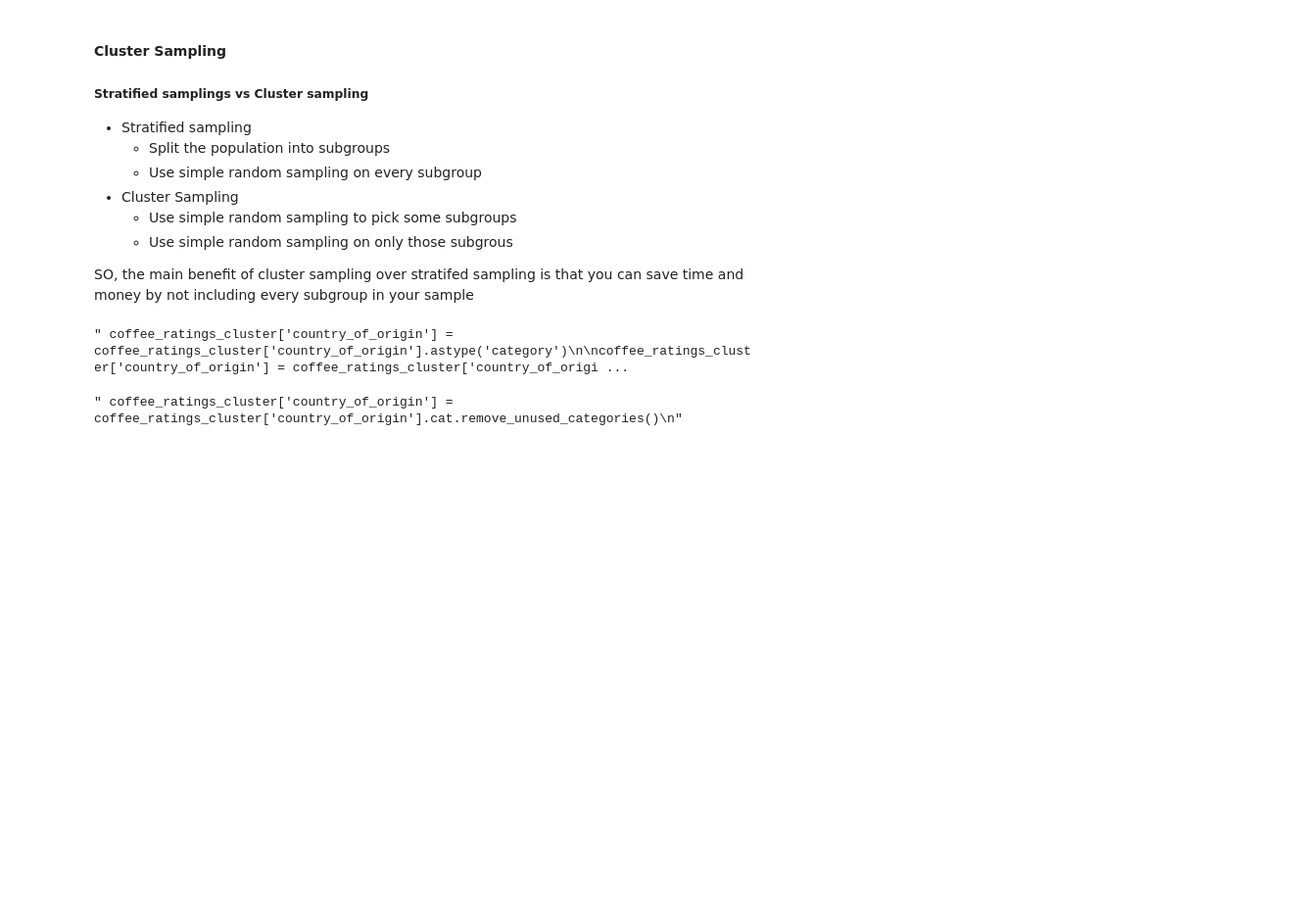
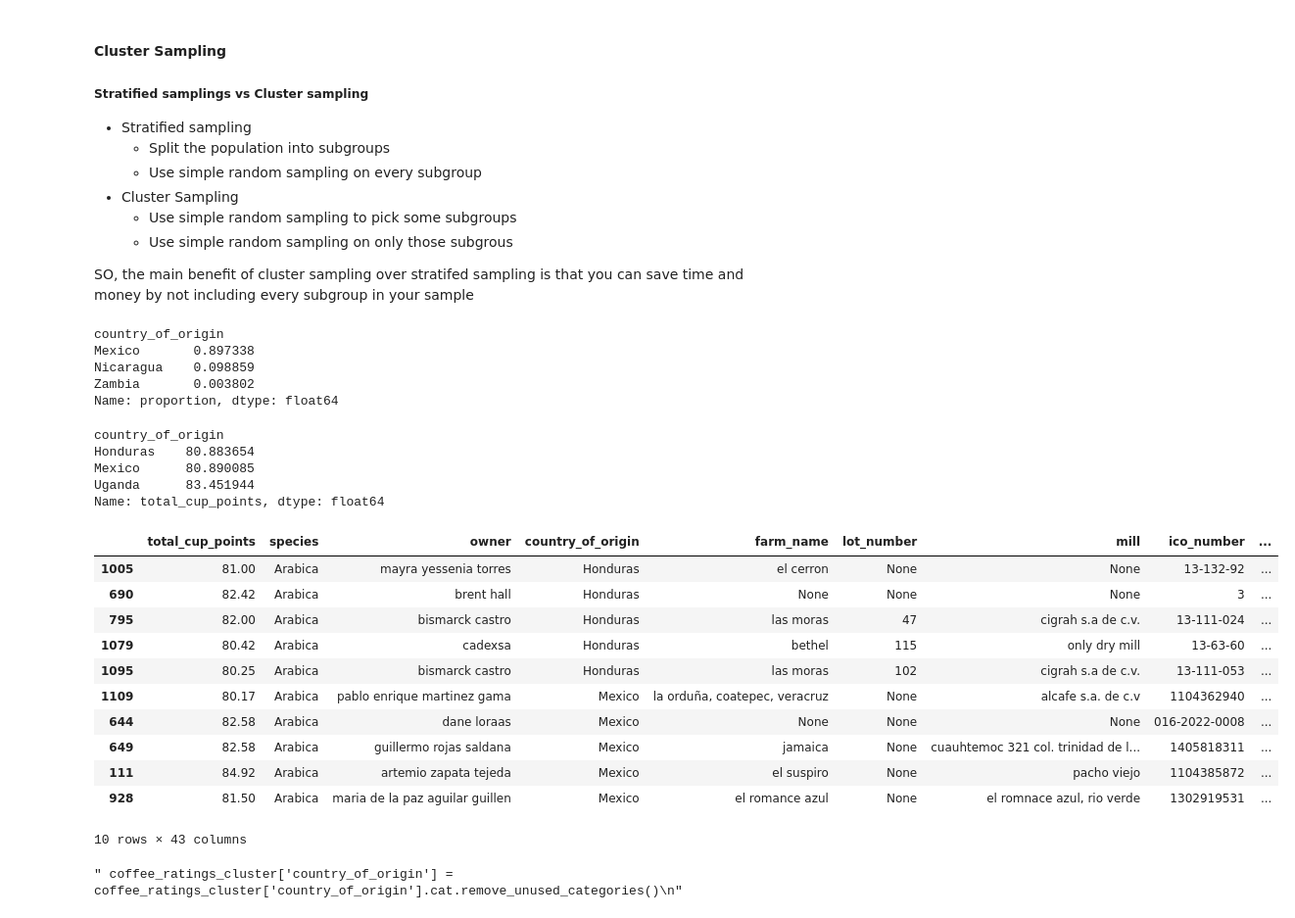
Before and after one commit to Jnn002/dc_datacamp, a Jupyter notebook: Data_analyst_python/Chapter_8_sampling/02_simple_random_systematic_sampling.ipynb, the cells around one changed output. Shown: that part at 98% size. Saved outputs shown, nothing was run; the diff lists cells and outputs as text; code cells hidden in the pictures; blank space fills up the shorter version.

Commit message:
ADD, new example of sampling

```diff
--- a/Data_analyst_python/Chapter_8_sampling/02_simple_random_systematic_sampling.ipynb
+++ b/Data_analyst_python/Chapter_8_sampling/02_simple_random_systematic_sampling.ipynb
@@ -151,18 +161,61 @@ coffee_ratings_weight[coffee_ratings_weight['weight'] == 2].head()
   - Use simple random sampling on only those subgrous
 
 SO, the main benefit of cluster sampling over stratifed sampling is that you can save time and money by not including every subgroup in your sample
-# %%
-import random
-
-top_countries_samp = random.sample(top_counted_countries, k = 2)
-top_condition = coffee['country_of_origin'].isin(top_countries_samp)
-
-coffee_ratings_cluster = coffee[top_condition]
-
-# Convert 'country_of_origin' to categorical type
-""" coffee_ratings_cluster['country_of_origin'] = coffee_ratings_cluster['country_of_origin'].astype('category')
-
-coffee_ratings_cluster['country_of_origin'] = coffee_ratings_cluster['country_of_origin'].cat.remove_unused_categories() """
-# %% [output]
-" coffee_ratings_cluster['country_of_origin'] = coffee_ratings_cluster['country_of_origin'].astype('category')\n\ncoffee_ratings_cluster['country_of_origin'] = coffee_ratings_cluster['country_of_origi ...
+# %%
+"""
+top_counted_countries = ['Mexico', 'Guatemala', 'Colombia', 'Brazil', 'Taiwan']
+
+top_counted_subset = coffee['country_of_origin'].isin(top_counted_countries)
+
+coffee_ratings_top = coffee[top_counted_subset]
+
+# sampling
+coffee_ratings_samp = coffee_ratings_top.sample(frac = 1, random_state= 2022)
+
+coffee_ratings_samp['country_of_origin'].value_counts(normalize=True)
+"""
+
+
+import random
+
+unique_countries = list(coffee['country_of_origin'].unique())
+
+top_countries_samp = random.sample(unique_countries, k = 3)
+top_condition = coffee['country_of_origin'].isin(top_countries_samp)
+
+coffee_ratings_cluster = coffee[top_condition]
+
+
+coffee_ratings_cluster = coffee_ratings_cluster.sample(frac = 1, random_state= 2022)
+coffee_ratings_cluster['country_of_origin'].value_counts(normalize=True)
+# %% [output]
+country_of_origin
+Mexico       0.897338
+Nicaragua    0.098859
+Zambia       0.003802
+Name: proportion, dtype: float64
+# %%
+coffee_ratings_cluster.groupby('country_of_origin')['total_cup_points'].mean()
+# %% [output]
+country_of_origin
+Honduras    80.883654
+Mexico      80.890085
+Uganda      83.451944
+Name: total_cup_points, dtype: float64
+# %%
+coffee_ratings_cluster.groupby('country_of_origin')\
+    .sample(n = 5, random_state = 2021).head(10)
+# %% [output]
+|  | total_cup_points | species | owner | country_of_origin | farm_name | lot_number | mill | ico_number | ... |
+| 1005 | 81.00 | Arabica | mayra yessenia torres | Honduras | el cerron | None | None | 13-132-92 | ... |
+| 690 | 82.42 | Arabica | brent hall | Honduras | None | None | None | 3 | ... |
+| 795 | 82.00 | Arabica | bismarck castro | Honduras | las moras | 47 | cigrah s.a de c.v. | 13-111-024 | ... |
+| 1079 | 80.42 | Arabica | cadexsa | Honduras | bethel | 115 | only dry mill | 13-63-60 | ... |
+| 1095 | 80.25 | Arabica | bismarck castro | Honduras | las moras | 102 | cigrah s.a de c.v. | 13-111-053 | ... |
+| 1109 | 80.17 | Arabica | pablo enrique martinez gama | Mexico | la orduña, coatepec, veracruz | None | alcafe s.a. de c.v | 1104362940 | ... |
+| 644 | 82.58 | Arabica | dane loraas | Mexico | None | None | None | 016-2022-0008 | ... |
+| 649 | 82.58 | Arabica | guillermo rojas saldana | Mexico | jamaica | None | cuauhtemoc 321 col. trinidad de l... | 1405818311 | ... |
+| 111 | 84.92 | Arabica | artemio zapata tejeda | Mexico | el suspiro | None | pacho viejo | 1104385872 | ... |
+| 928 | 81.50 | Arabica | maria de la paz aguilar guillen | Mexico | el romance azul | None | el romnace azul, rio verde | 1302919531 | ... |
+10 rows × 43 columns
 # %%
```
Also changed, not shown: parts of 5 cells of this notebook, 1 other file.
